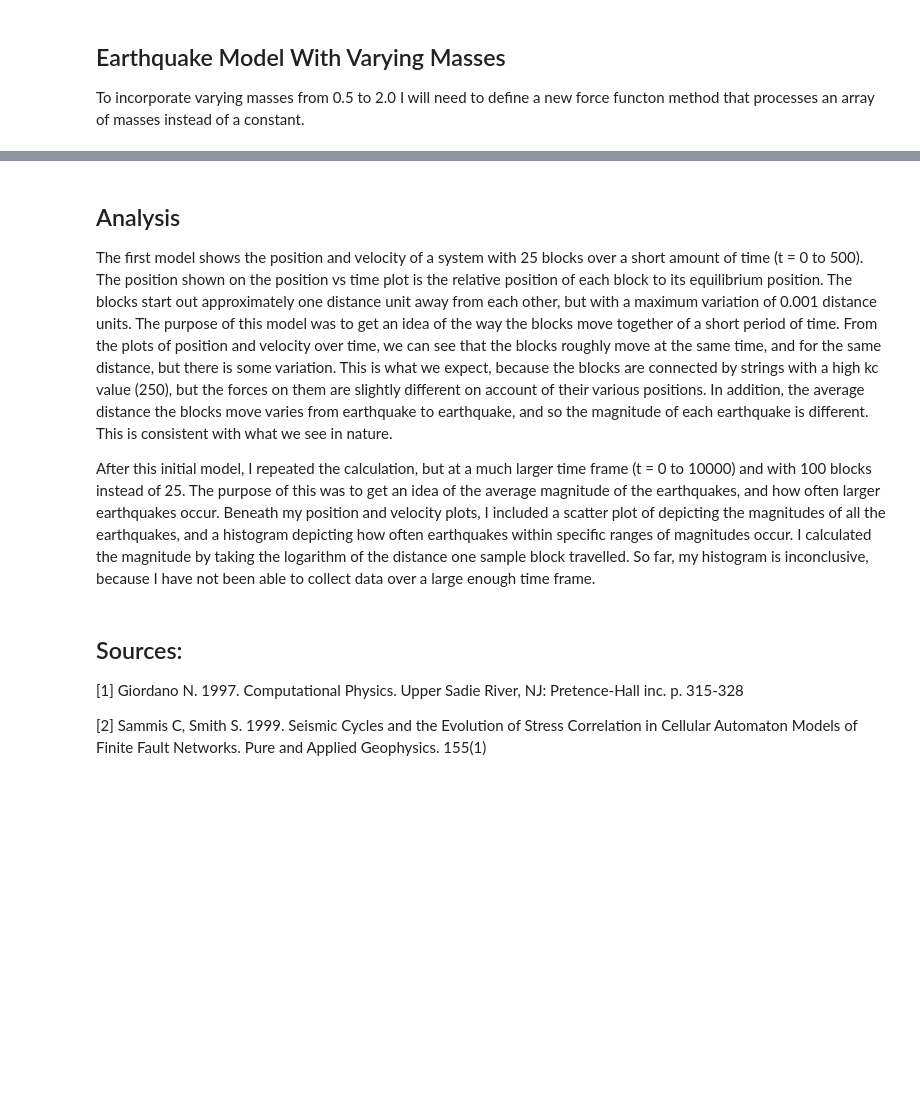
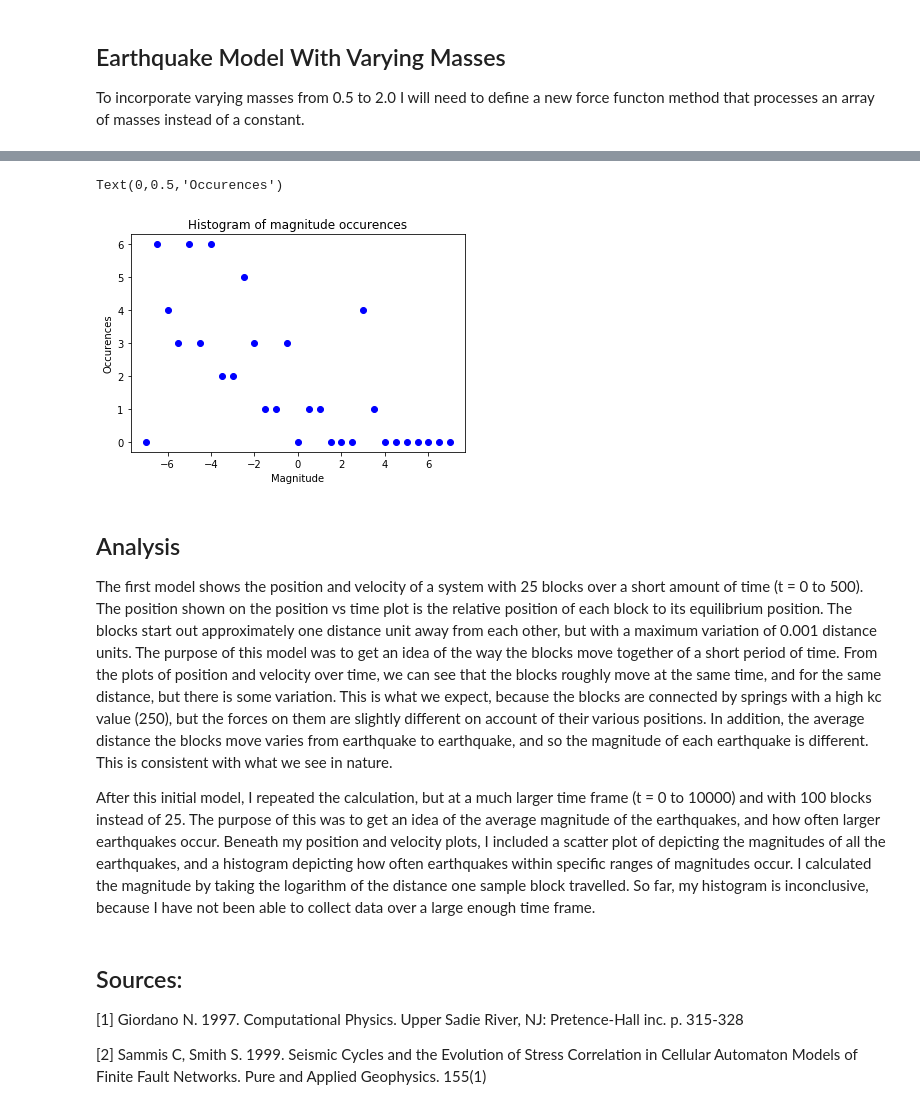
Before and after one commit to aMartin6/Final_Project, a Jupyter notebook: Final_Project.ipynb, the cells around one changed output, grey strips where cells are left out. Saved outputs shown, nothing was run; the diff lists cells and outputs as text; code cells hidden in the pictures; blank space fills up the shorter version.

```diff
--- a/Final_Project.ipynb
+++ b/Final_Project.ipynb
@@ -681,7 +686,16 @@ plt.show()
+# %%
+bigMagnitudes, bigOccurences = countMagnitudes (earthquakeMagnitudes)
+plt.plot(bigMagnitudes, bigOccurences, "b o")
+plt.title("Histogram of magnitude occurences")
+plt.xlabel("Magnitude")
+plt.ylabel("Occurences")
+# %% [output]
+Text(0,0.5,'Occurences')
+[figure, added]
 # %% [markdown]
 ## Analysis
 
-The first model shows the position and velocity of a system with 25 blocks over a short amount of time (t = 0 to 500). The position shown on the position vs time plot is the relative position of each block to its equilibrium position. The blocks start out approximately one distance unit away from each other, but with a maximum variation of 0.001 distance units. The purpose of this model was to get an idea of the way the blocks move together of a short period of time. From the plots of position and velocity over time, we can see that the blocks roughly move at the same time, and for the same distance, but there is some variation. This is what we expect, because the blocks are connected by strings with a high kc value (250), but the forces on them are slightly different on account of their various positions. In addition, the average distance the blocks move varies from earthquake to earthquake, and so the magnitude of each earthquake is different. This is consistent with what we see in nature.
+The first model shows the position and velocity of a system with 25 blocks over a short amount of time (t = 0 to 500). The position shown on the position vs time plot is the relative position of each block to its equilibrium position. The blocks start out approximately one distance unit away from each other, but with a maximum variation of 0.001 distance units. The purpose of this model was to get an idea of the way the blocks move together of a short period of time. From the plots of position and velocity over time, we can see that the blocks roughly move at the same time, and for the same distance, but there is some variation. This is what we expect, because the blocks are connected by springs with a high kc value (250), but the forces on them are slightly different on account of their various positions. In addition, the average distance the blocks move varies from earthquake to earthquake, and so the magnitude of each earthquake is different. This is consistent with what we see in nature.
 
 After this initial model, I repeated the calculation, but at a much larger time frame (t = 0 to 10000) and with 100 blocks instead of 25. The purpose of this was to get an idea of the average magnitude of the earthquakes, and how often larger earthquakes occur. Beneath my position and velocity plots, I included a scatter plot of depicting the magnitudes of all the earthquakes, and a histogram depicting how often earthquakes within specific ranges of magnitudes occur. I calculated the magnitude by taking the logarithm of the distance one sample block travelled. So far, my histogram is inconclusive, because I have not been able to collect data over a large enough time frame.
 # %% [markdown]
```
Also changed, not shown: parts of 7 cells of this notebook.
